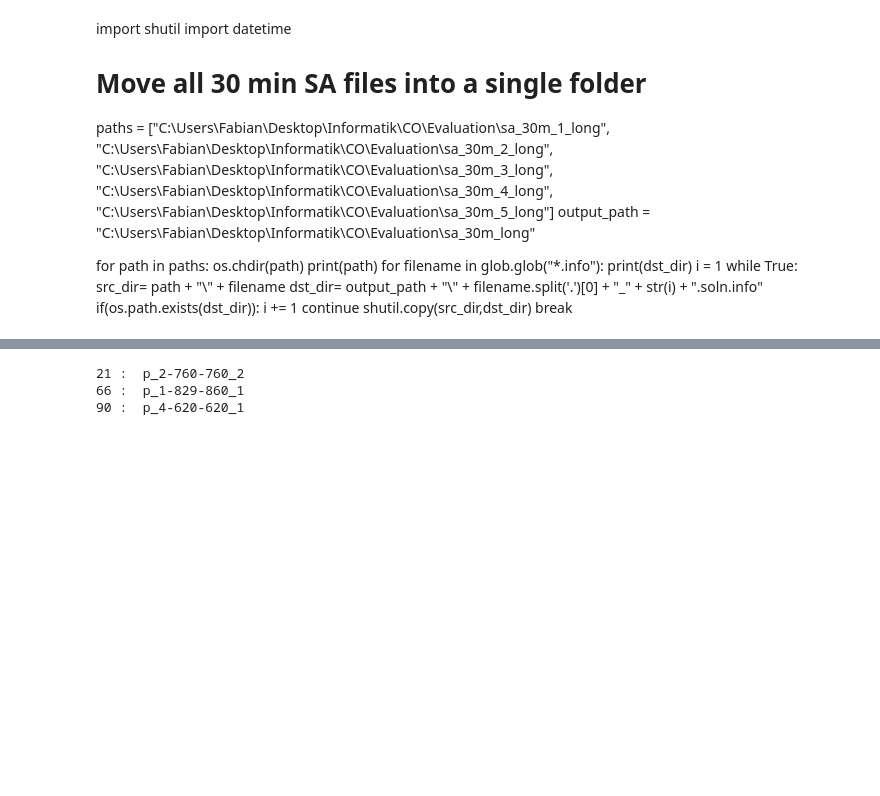
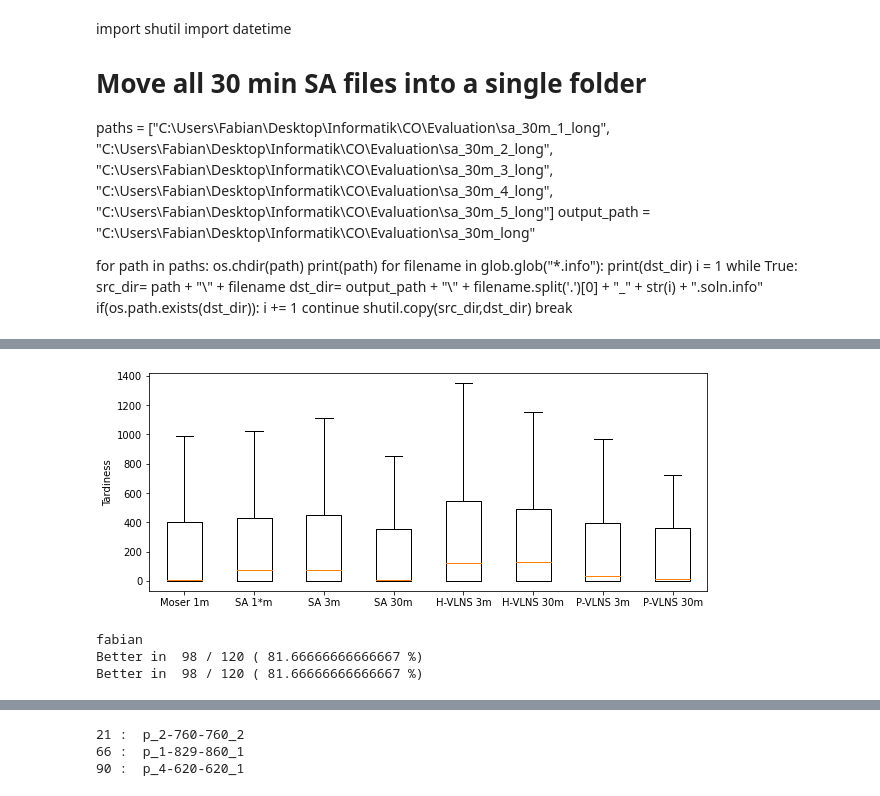
Before and after one commit to ocatias/Metaheuristic-UPMS, a Jupyter notebook: Notebooks/FigureNotebooks.ipynb, the cells around one changed output, grey strips where cells are left out. Saved outputs shown, nothing was run; the diff lists cells and outputs as text; code cells hidden in the pictures; blank space fills up the shorter version.

```diff
--- a/Notebooks/FigureNotebooks.ipynb
+++ b/Notebooks/FigureNotebooks.ipynb
@@ -402,0 +284,10 @@ p_3-17-20_1 :  928000529  vs  928000529
+# %%
+fig1, ax1 = plt.subplots()
+ls_bugfix = [list(sa_1_max_t_mean), list(sa_1_t_mean), list(sa_3_t_mean),list(sa_30_t_mean), list(hy_3m), list(hy_30m), list(parahy_3m), list(parahy_30m)]
+ax1.boxplot(ls_bugfix, showfliers=False)
+ax1.set_xticklabels(['Moser 1m', 'SA 1*m', 'SA 3m', 'SA 30m', 'H-VLNS 3m', 'H-VLNS 30m', 'P-VLNS 3m', 'P-VLNS 30m'])
+plt.ylabel("Tardiness")
+fig1.set_size_inches(10, 4)
+plt.show()
+# %% [output]
+[figure, added]
@@ -402,0 +391,8 @@ p_3-17-20_1 :  928000529  vs  928000529
+# %%
+print("fabian")
+print_methods_were_is_better_or_equal(fabian_min_score, all_min_scores, False)
+print_methods_were_is_better_or_equal(fabian_min_score, moser_min_score, False)
+# %% [output]
+fabian
+Better in  98 / 120 ( 81.66666666666667 %)
+Better in  98 / 120 ( 81.66666666666667 %)
```
Also changed, not shown: parts of 49 cells of this notebook, 7 other files.
